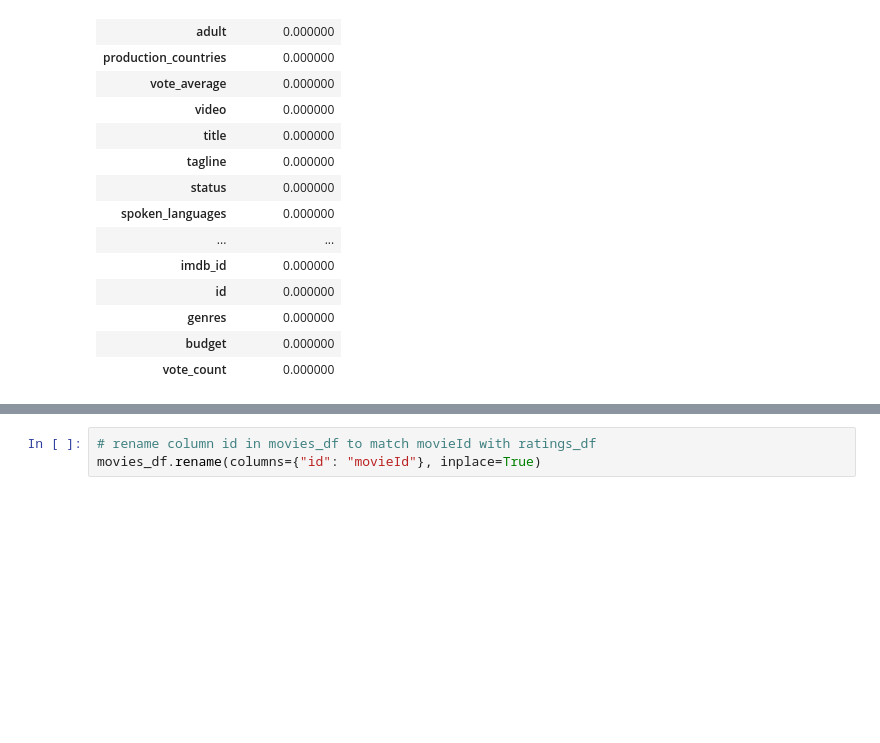
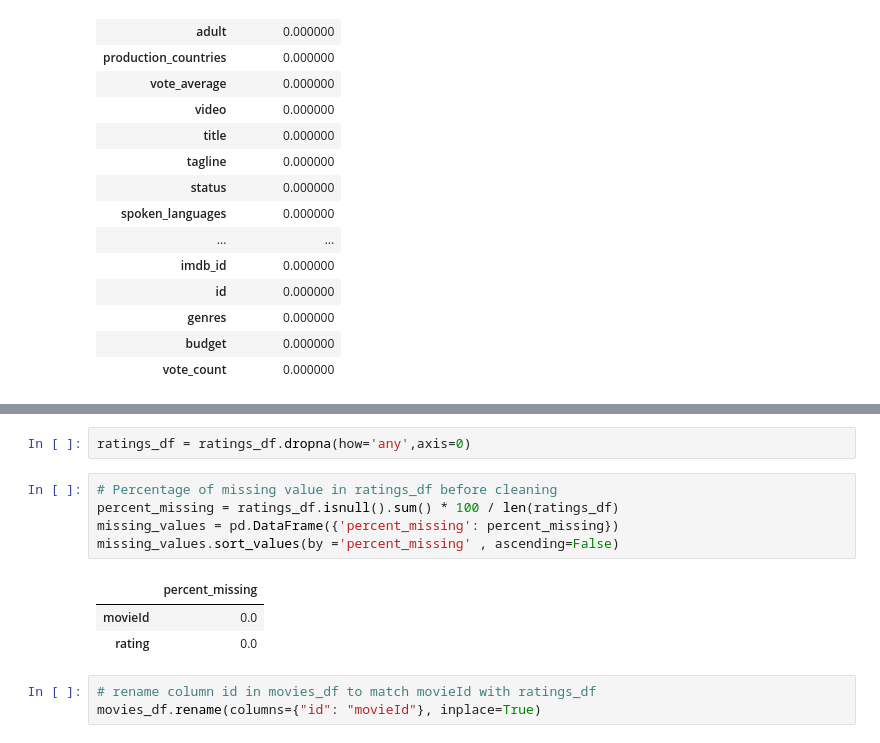
Before and after one commit to s3822042/asm3_pds, a Jupyter notebook: assignment3.ipynb, the cells around one changed output, grey strips where cells are left out. Cells and saved outputs as stored; diff of their text form; blank space fills up the shorter version.

```diff
--- a/assignment3.ipynb
+++ b/assignment3.ipynb
@@ -133,3 +131,14 @@ missing_values.sort_values(by ='percent_missing' , ascending=False)
+# %%
+ratings_df = ratings_df.dropna(how='any',axis=0)
+# %%
+# Percentage of missing value in ratings_df before cleaning
+percent_missing = ratings_df.isnull().sum() * 100 / len(ratings_df)
+missing_values = pd.DataFrame({'percent_missing': percent_missing})
+missing_values.sort_values(by ='percent_missing' , ascending=False)
+# %% [output]
+|  | percent_missing |
+| movieId | 0.0 |
+| rating | 0.0 |
 # %%
 # rename column id in movies_df to match movieId with ratings_df
 movies_df.rename(columns={"id": "movieId"}, inplace=True)
```
Also changed, not shown: parts of 31 cells of this notebook, 2 other files.
